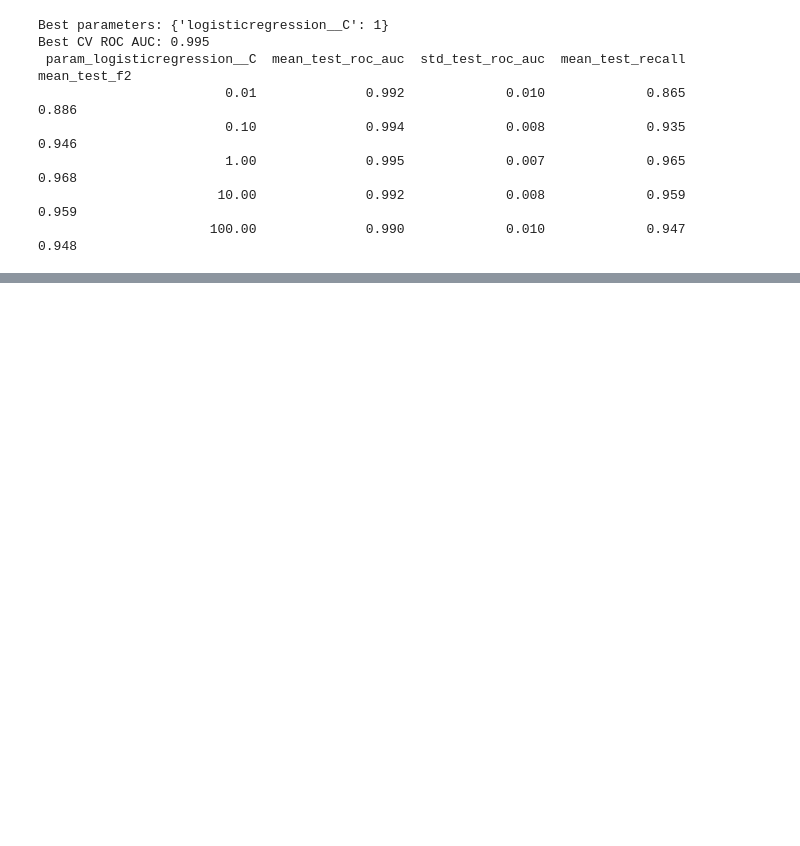
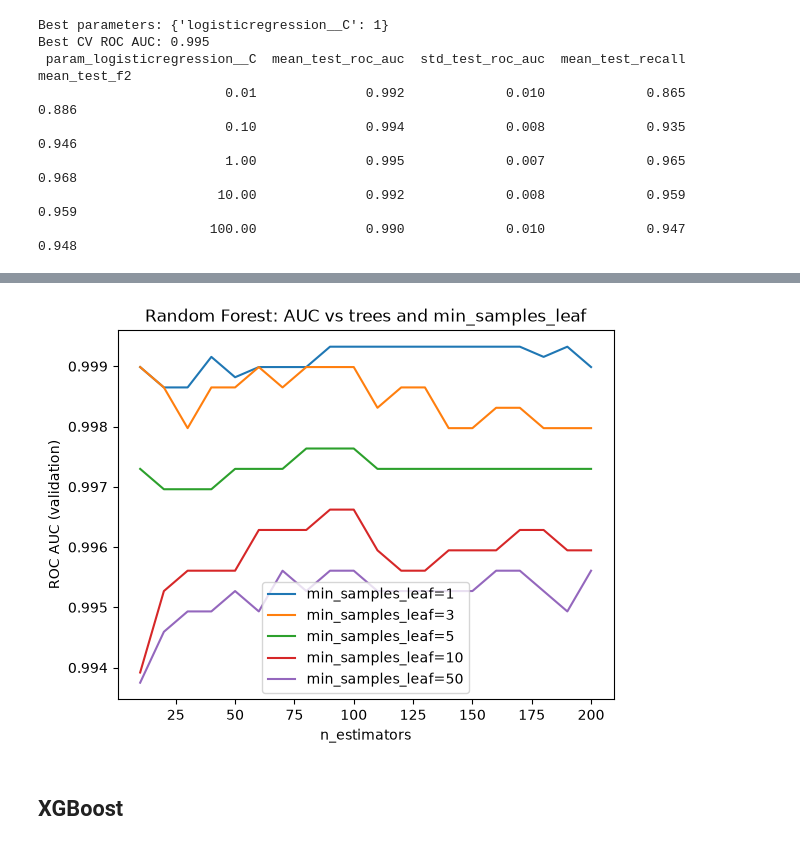
Before and after one commit to nexena93/midterm_project, a Jupyter notebook: notebook.ipynb, the cells around one changed output, grey strips where cells are left out. Saved outputs shown, nothing was run; the diff lists cells and outputs as text; code cells hidden in the pictures; blank space fills up the shorter version.

```diff
--- a/notebook.ipynb
+++ b/notebook.ipynb
@@ -447,0 +522,15 @@ weighted avg      0.974     0.974     0.974       114
+# %%
+scores = []
+
+for s in [1, 3, 5, 10, 50]:
+    for n in range(10, 201, 10):
+        rf = RandomForestClassifier(n_estimators = n, max_depth=10, min_samples_leaf = s, random_state = 1)
+        rf.fit(X_train_scaled, y_train)
+
+        y_pred_val_rf = rf.predict_proba(X_val_scaled)[:, 1]
+        auc = roc_auc_score(y_val, y_pred_val_rf)
+
+        scores.append((s, n, auc))
+# %%
+df_scores = pd.DataFrame(scores, columns=["min_samples_leaf", "n_estimators", "auc"])
+print(df_scores.pivot(index="n_estimators", columns="min_samples_leaf", values="auc").round(4))
@@ -447,0 +555,13 @@ weighted avg      0.974     0.974     0.974       114
+# %%
+for s, group in df_scores.groupby("min_samples_leaf"):
+    plt.plot(group.n_estimators, group.auc, label=f"min_samples_leaf={s}")
+
+plt.xlabel("n_estimators")
+plt.ylabel("ROC AUC (validation)")
+plt.title("Random Forest: AUC vs trees and min_samples_leaf")
+plt.legend()
+plt.show()
+# %% [output]
+[figure, added]
+# %% [markdown]
+## XGBoost
```
Also changed, not shown: parts of 25 cells of this notebook, 6 other files.
